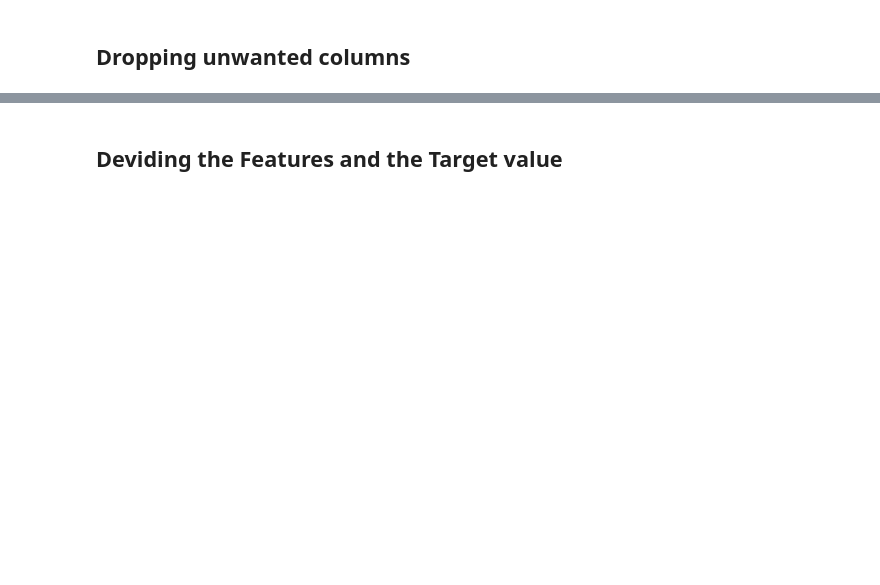
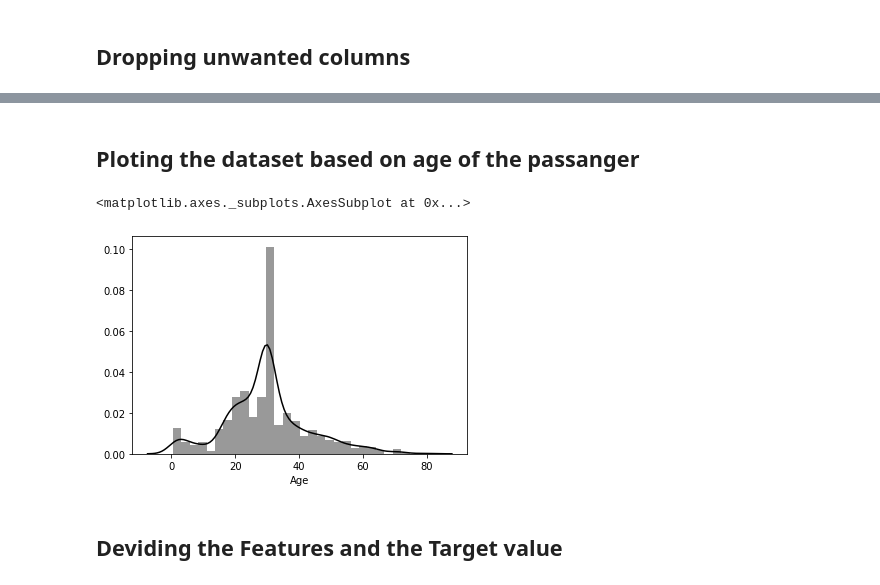
Before and after one commit to fmammo/Titanic-Disaster, a Jupyter notebook: Titanic.ipynb, the cells around one changed output, grey strips where cells are left out. Drawn from its saved outputs; the diff is of its cells as text; code cells hidden in the pictures; blank space fills up the shorter version.

```diff
--- a/Titanic.ipynb
+++ b/Titanic.ipynb
@@ -39,3 +91,10 @@ count.head()
+# %% [markdown]
+## Ploting the dataset based on age of the passanger
+# %%
+sns.distplot(df.Age, color = 'black')
+# %% [output]
+<matplotlib.axes._subplots.AxesSubplot at 0x...>
+[figure, added]
 # %% [markdown]
 ## Deviding the Features and the Target value
 # %%
```
Also changed, not shown: parts of 31 cells of this notebook.
